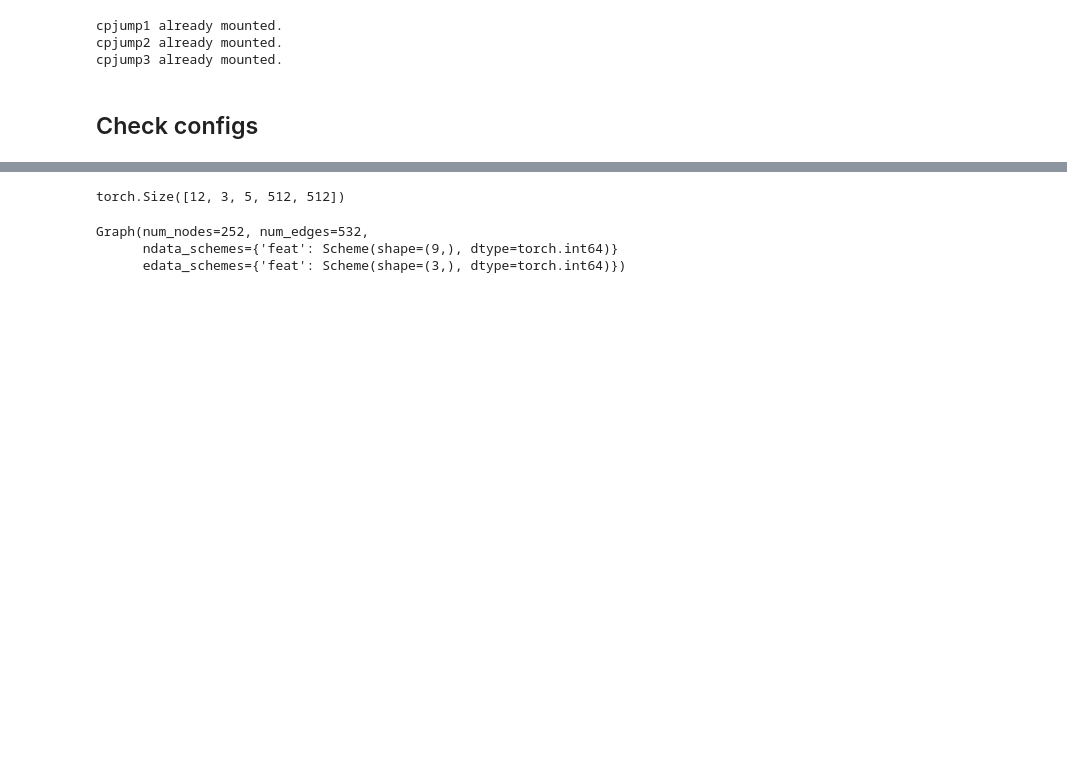
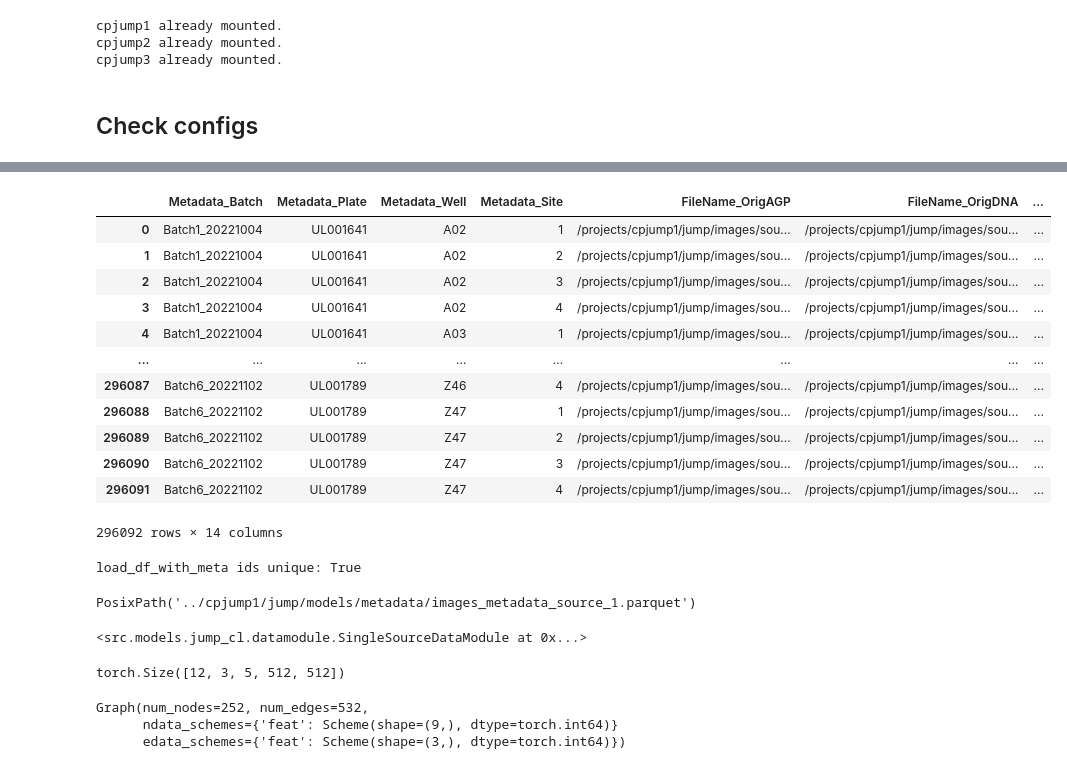
Before and after one commit to gwatkinson/jump_models, a Jupyter notebook: notebooks/4.1-gw-multiview-dataset.ipynb, the cells around one changed output, grey strips where cells are left out. Saved outputs shown, nothing was run; the diff lists cells and outputs as text; code cells hidden in the pictures; blank space fills up the shorter version.

```diff
--- a/notebooks/4.1-gw-multiview-dataset.ipynb
+++ b/notebooks/4.1-gw-multiview-dataset.ipynb
@@ -91,0 +172,26 @@ dm = instantiate(cfg.data)
+# %%
+load_df_with_meta = load_df.merge(meta_df, how="left", on=id_cols).dropna(subset=[self.compound_col])
+load_df_with_meta = load_df_with_meta.query("Metadata_PlateType == 'COMPOUND'")
+# %%
+load_df_with_meta["index"] = load_df_with_meta.apply(lambda x: f_string.format(**x), axis=1)
+load_df_with_meta
+# %% [output]
+|  | Metadata_Batch | Metadata_Plate | Metadata_Well | Metadata_Site | FileName_OrigAGP | FileName_OrigDNA | ... |
+| 0 | Batch1_20221004 | UL001641 | A02 | 1 | /projects/cpjump1/jump/images/sou... | /projects/cpjump1/jump/images/sou... | ... |
+| 1 | Batch1_20221004 | UL001641 | A02 | 2 | /projects/cpjump1/jump/images/sou... | /projects/cpjump1/jump/images/sou... | ... |
+| 2 | Batch1_20221004 | UL001641 | A02 | 3 | /projects/cpjump1/jump/images/sou... | /projects/cpjump1/jump/images/sou... | ... |
+| 3 | Batch1_20221004 | UL001641 | A02 | 4 | /projects/cpjump1/jump/images/sou... | /projects/cpjump1/jump/images/sou... | ... |
+| 4 | Batch1_20221004 | UL001641 | A03 | 1 | /projects/cpjump1/jump/images/sou... | /projects/cpjump1/jump/images/sou... | ... |
+| ... | ... | ... | ... | ... | ... | ... | ... |
+| 296087 | Batch6_20221102 | UL001789 | Z46 | 4 | /projects/cpjump1/jump/images/sou... | /projects/cpjump1/jump/images/sou... | ... |
+| 296088 | Batch6_20221102 | UL001789 | Z47 | 1 | /projects/cpjump1/jump/images/sou... | /projects/cpjump1/jump/images/sou... | ... |
+| 296089 | Batch6_20221102 | UL001789 | Z47 | 2 | /projects/cpjump1/jump/images/sou... | /projects/cpjump1/jump/images/sou... | ... |
+| 296090 | Batch6_20221102 | UL001789 | Z47 | 3 | /projects/cpjump1/jump/images/sou... | /projects/cpjump1/jump/images/sou... | ... |
+| 296091 | Batch6_20221102 | UL001789 | Z47 | 4 | /projects/cpjump1/jump/images/sou... | /projects/cpjump1/jump/images/sou... | ... |
+296092 rows × 14 columns
+# %%
+load_df_with_meta = load_df_with_meta.set_index("index", drop=True).loc[:, cols_to_keep]
+
+print(f"load_df_with_meta ids unique: {load_df_with_meta.index.is_unique}")
+# %% [output]
+load_df_with_meta ids unique: True
@@ -92,3 +207,11 @@ dm = instantiate(cfg.data)
+# %%
+img_path
+# %% [output]
+PosixPath('../cpjump1/jump/models/metadata/images_metadata_source_1.parquet')
+# %%
+dm.prepare_data()
+# %% [output]
+<src.models.jump_cl.datamodule.SingleSourceDataModule at 0x...>
 # %%
 dm.setup("fit")
 # %%
```
Also changed, not shown: parts of 13 cells of this notebook, 5 other files.
